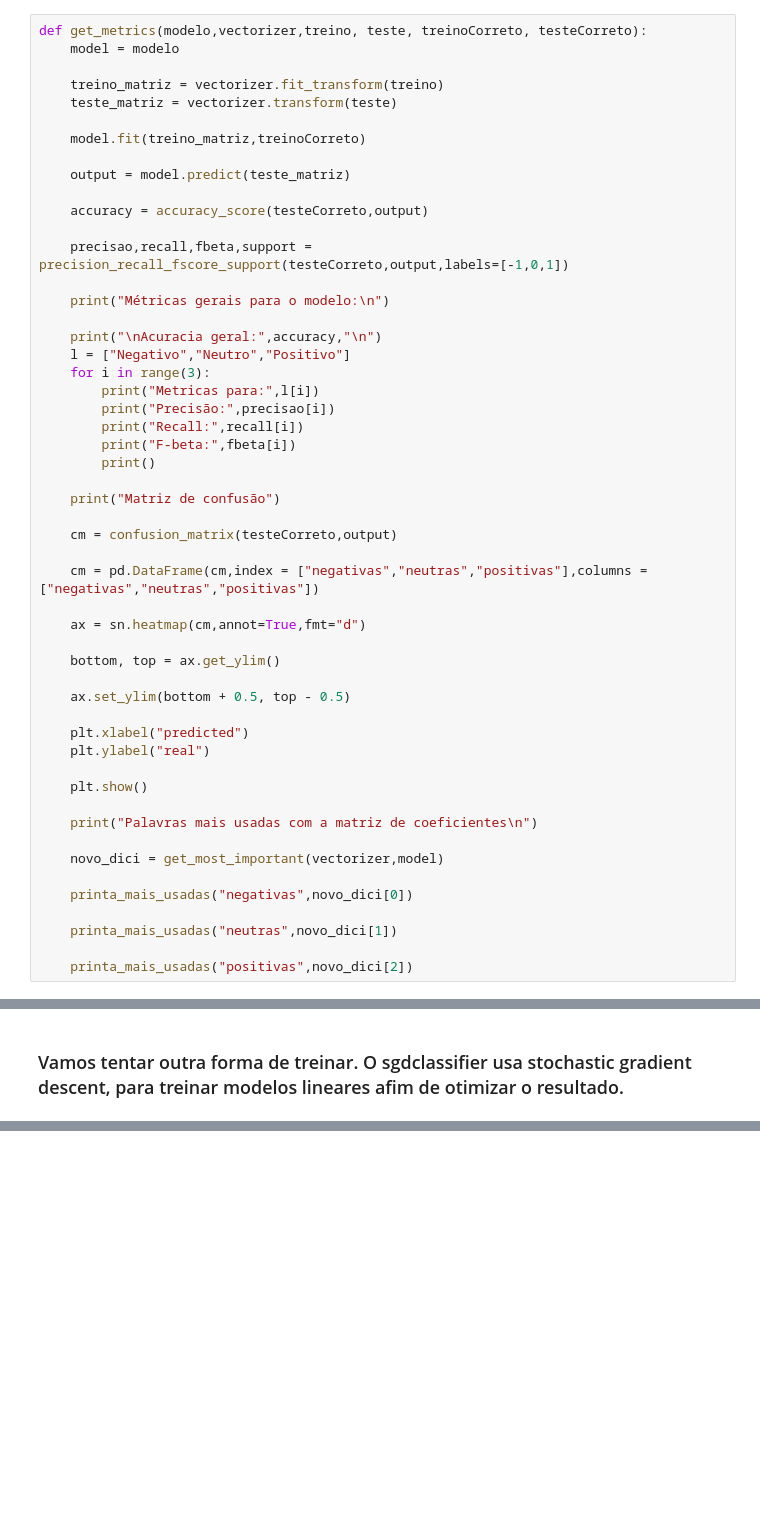
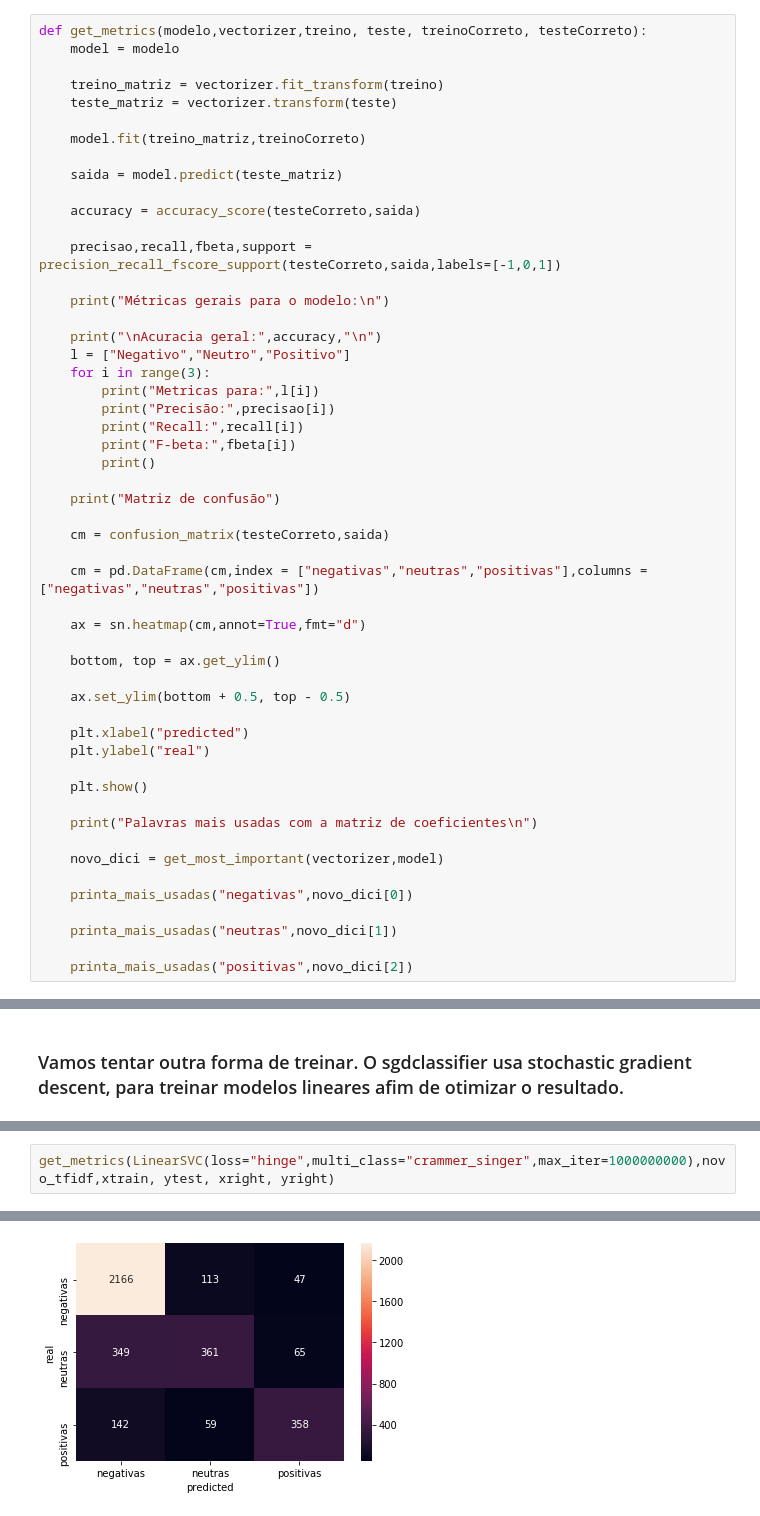
Before and after one commit to wineone/AnaliseBasicaNpl, a Jupyter notebook: semana2/PipeLineSemana2.ipynb, the cells around one changed output, grey strips where cells are left out. Saved outputs shown, nothing was run; the diff lists cells and outputs as text; blank space fills up the shorter version.

```diff
--- a/semana2/PipeLineSemana2.ipynb
+++ b/semana2/PipeLineSemana2.ipynb
@@ -245,11 +245,11 @@ def get_metrics(modelo,vectorizer,treino, teste, treinoCorreto, testeCorreto):
 
     model.fit(treino_matriz,treinoCorreto)
 
-    output = model.predict(teste_matriz)
+    saida = model.predict(teste_matriz)
 
-    accuracy = accuracy_score(testeCorreto,output)
+    accuracy = accuracy_score(testeCorreto,saida)
 
-    precisao,recall,fbeta,support = precision_recall_fscore_support(testeCorreto,output,labels=[-1,0,1])
+    precisao,recall,fbeta,support = precision_recall_fscore_support(testeCorreto,saida,labels=[-1,0,1])
 
     print("Métricas gerais para o modelo:\n")
 
@@ -264,7 +264,7 @@ def get_metrics(modelo,vectorizer,treino, teste, treinoCorreto, testeCorreto):
 
     print("Matriz de confusão")
 
-    cm = confusion_matrix(testeCorreto,output)
+    cm = confusion_matrix(testeCorreto,saida)
 
     cm = pd.DataFrame(cm,index = ["negativas","neutras","positivas"],columns = ["negativas","neutras","positivas"])
 
@@ -460,0 +467,3 @@ amaz 2.4491175494575406
+# %%
+get_metrics(LinearSVC(loss="hinge",multi_class="crammer_singer",max_iter=1000000000),novo_tfidf,xtrain, ytest, xright, yright)
+# %% [output]
@@ -460,0 +487 @@ amaz 2.4491175494575406
+[figure, added]
```
Also changed, not shown: parts of 10 cells of this notebook.
